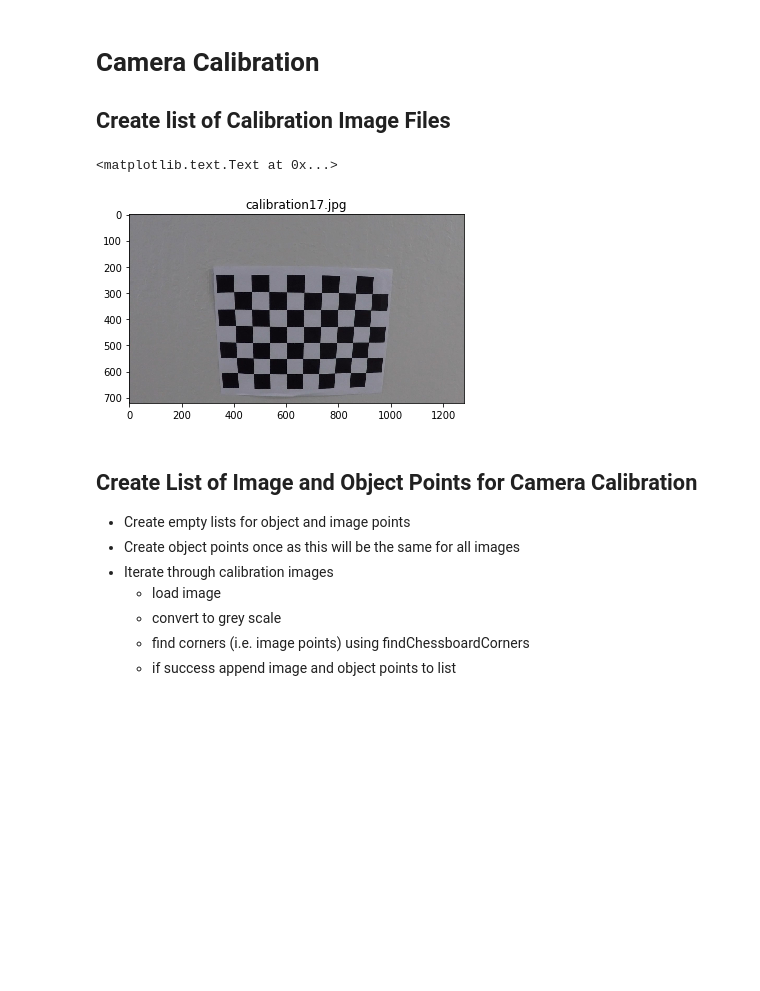
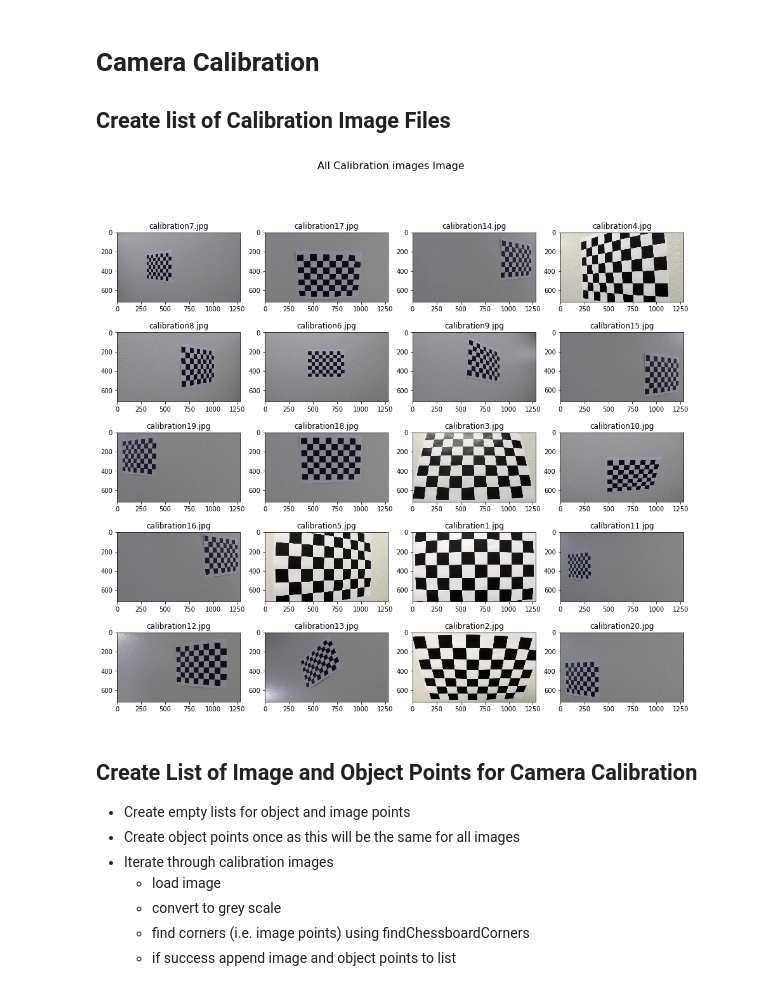
Before and after one commit to mkontz/CarND-Advanced-Lane-Line, a Jupyter notebook: P2.ipynb, the cells around one changed output. Saved outputs shown, nothing was run; the diff lists cells and outputs as text; code cells hidden in the pictures; blank space fills up the shorter version.

```diff
--- a/P2.ipynb
+++ b/P2.ipynb
@@ -27,21 +26,27 @@ import cv2
 # Camera Calibration
 
 ## Create list of Calibration Image Files
-# %%
-# Find calibration image names
-calImageNames = os.listdir("camera_cal/")
-
-# print file names
-# for fname in calImageNames:
-#     print(fname)
-
-k = 1
-raw = mpimg.imread("./camera_cal/" + calImageNames[k])
-plt.imshow(raw)
-plt.title(calImageNames[k])
-# %% [output]
-<matplotlib.text.Text at 0x...>
-[figure, removed]
+# %%
+# Find calibration image names
+calImageNames = os.listdir("camera_cal/")
+
+nRow = 5
+nCol = 4
+
+fig, ax = plt.subplots(nRow, nCol, figsize=(16, 14))
+fig.suptitle("All Calibration images Image", fontsize=16)
+
+for r in range(nRow):
+    for c in range(nCol):
+        k = r * nCol + c
+        if (k < len(calImageNames)):
+            image = mpimg.imread("./camera_cal/" + calImageNames[k])
+            ax[r,c].imshow(image)
+            ax[r,c].set_title(calImageNames[k])
+
+fig.savefig('output_images/cal_images.png')
+# %% [output]
+[figure, added]
 # %% [markdown]
 ## Create List of Image and Object Points for Camera Calibration
 
```
Also changed, not shown: parts of 11 cells of this notebook, 4 other files.
